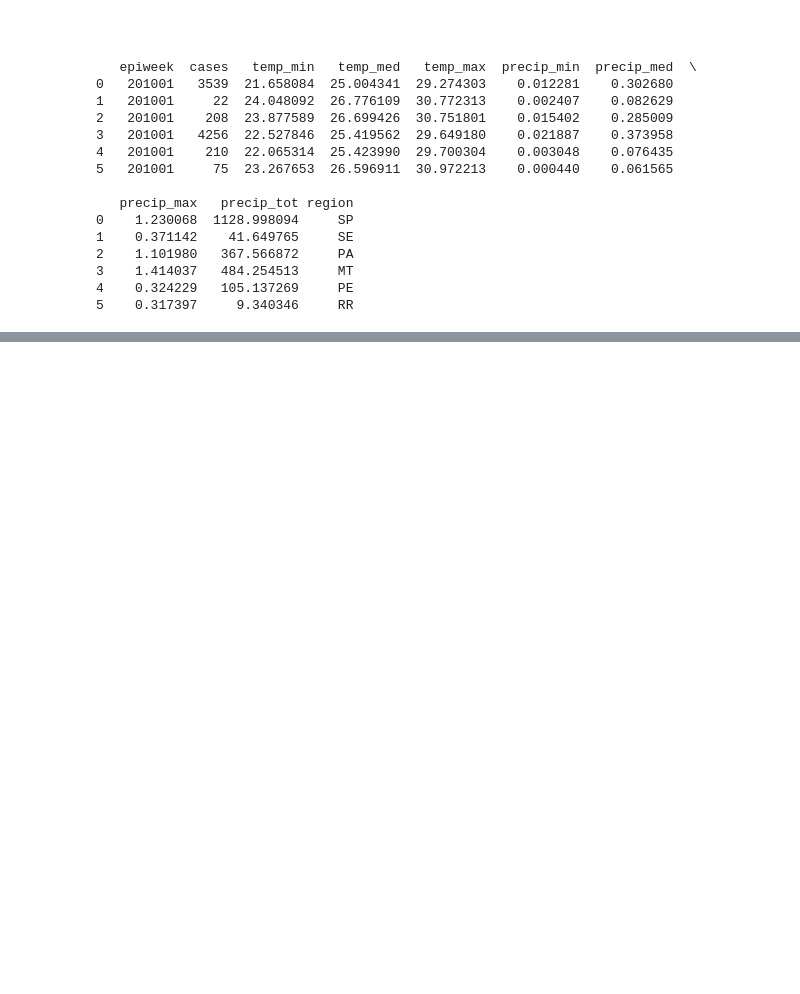
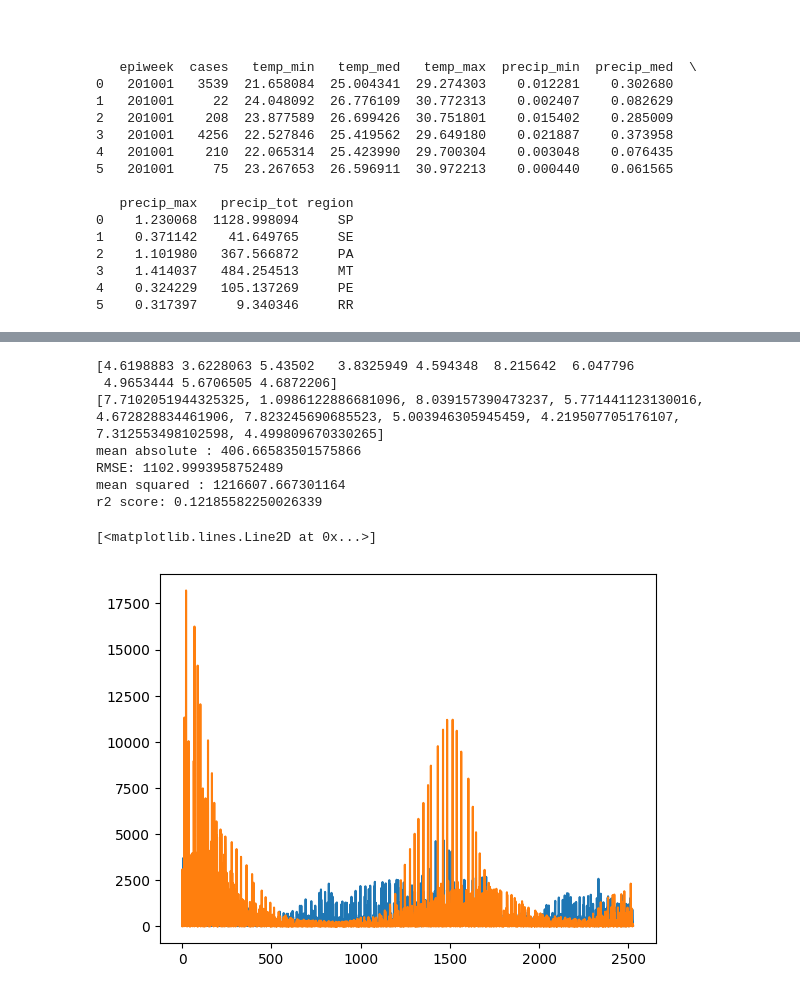
Before and after one commit to CREATE-UofT/epicdemics, a Jupyter notebook: Models/xgboost.ipynb, the cells around one changed output, grey strips where cells are left out. Drawn from its saved outputs; the diff is of its cells as text; code cells hidden in the pictures; blank space fills up the shorter version.

```diff
--- a/Models/xgboost.ipynb
+++ b/Models/xgboost.ipynb
@@ -87,2 +154,24 @@ r2 score: 0.9094698537859979
+# %%
+origpreds = np.expm1(preds)
+origytest = np.expm1(y_test)
+print(preds[0:10])
+print(list(y_test)[0:10])
+print(f"mean absolute : {mean_absolute_error(origytest, origpreds)}")
+print(f"RMSE: {root_mean_squared_error(origytest, origpreds)}")
+print(f"mean squared : {mean_squared_error(origytest, origpreds)}")
+print(f"r2 score: {r2_score(origytest,origpreds)}")
+
+plt.plot(np.arange(origpreds.shape[0]), origpreds)
+plt.plot(np.arange(origytest.shape[0]), origytest)
+# %% [output]
+[4.6198883 3.6228063 5.43502   3.8325949 4.594348  8.215642  6.047796
+ 4.9653444 5.6706505 4.6872206]
+[7.7102051944325325, 1.0986122886681096, 8.039157390473237, 5.771441123130016, 4.672828834461906, 7.823245690685523, 5.003946305945459, 4.219507705176107, 7.312553498102598, 4.499809670330265]
+mean absolute : 406.66583501575866
+RMSE: 1102.9993958752489
+mean squared : 1216607.667301164
+r2 score: 0.12185582250026339
+[<matplotlib.lines.Line2D at 0x...>]
+[figure, added]
 # %%
 bst.save_model("xgboostmodel.json")
```
Also changed, not shown: parts of 13 cells of this notebook.
